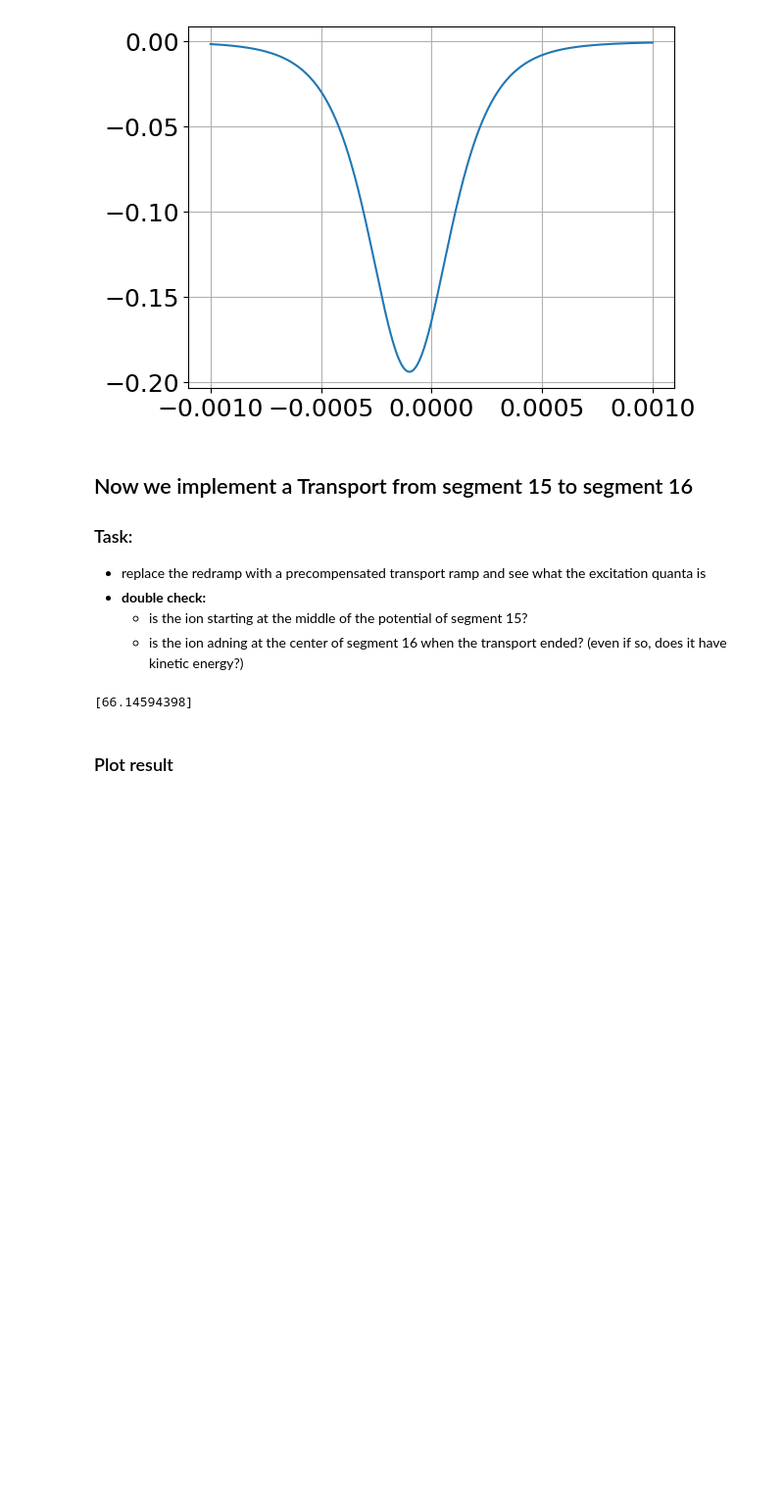
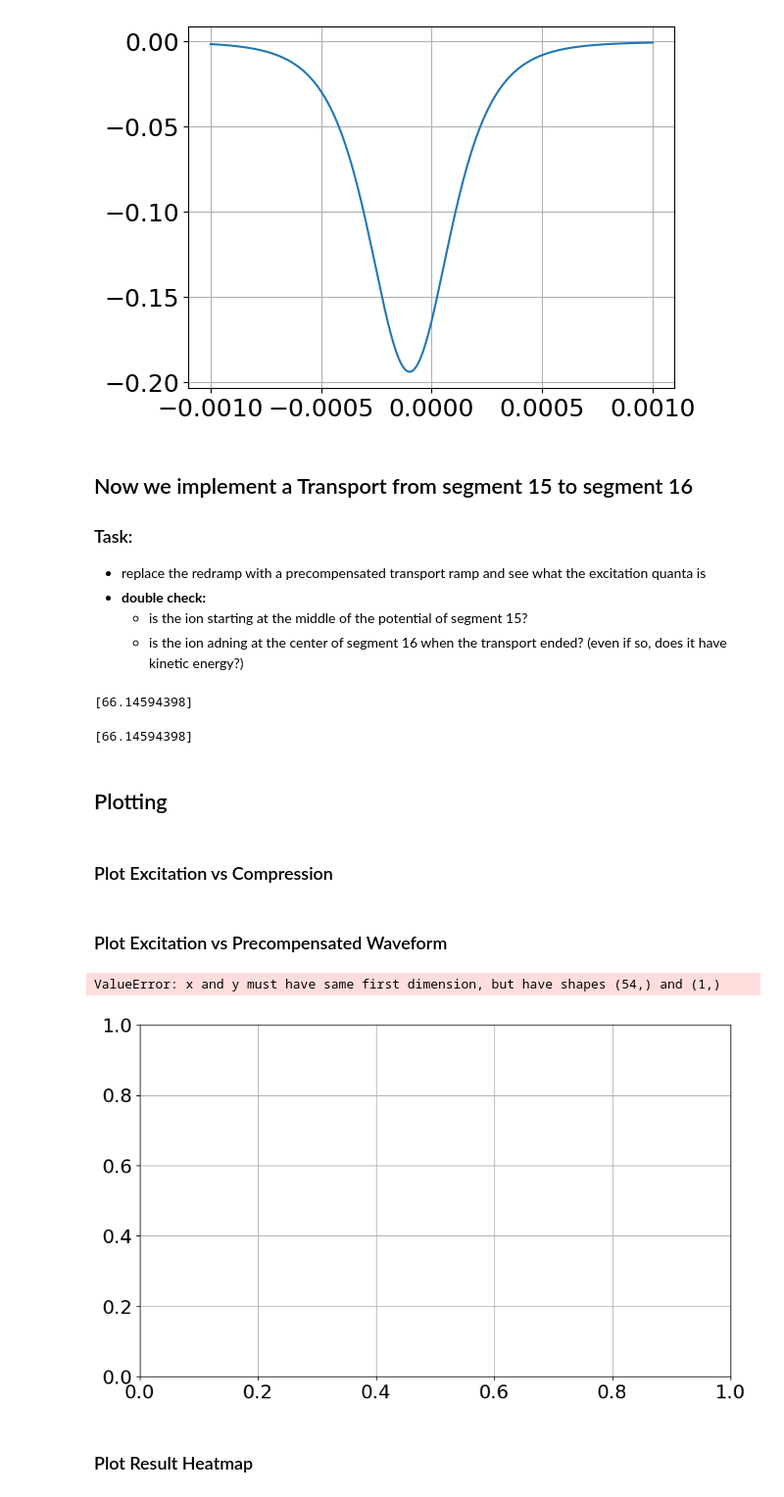
Before and after one commit to OnekaSingh/QC-Filter-Precompensation, a Jupyter notebook: Oneka/reworked_spline_implementation.ipynb, the cells around one changed output. Shown at 98% size. Drawn from its saved outputs; the diff is of its cells as text; code cells hidden in the pictures; blank space fills up the shorter version.

```diff
--- a/Oneka/reworked_spline_implementation.ipynb
+++ b/Oneka/reworked_spline_implementation.ipynb
@@ -210,6 +208,30 @@ hbar_omega = hbar_omega / 1.602176634e-19
   - is the ion starting at the middle of the potential of segment 15?
   - is the ion adning at the center of segment 16 when the transport ended?
     (even if so, does it have kinetic energy?)
+# %%
+result = []
+redramp = np.load('redramp.npy')
+
+transport = np.zeros((17, 54), dtype=np.float64)
+transport[[0, 15, 16], :54] = redramp[:, :54]
+
+redtrap = red_system(trap)
+redtrap.setIons(np.array([[[-300.0e-6],[0],[0]],], dtype=np.float64))
+
+t, p = redtrap.propagate(transport, transport[0, -1], 5e-9)
+
+volt = redtrap.getPot(p[-1, :, 0, 0], -1)
+volt0 = redtrap.getPot(p[0, :, 0, 0], 0)
+
+c = 299792458
+massunit = 931.49410242e6/c**2
+mCa40 = 39.962590866 * massunit
+
+energy = volt-volt0 + 0.5 * mCa40 * p[-1, 0, 1, 0]**2
+
+print(energy / hbar_omega)
+# %% [output]
+[66.14594398]
 # %%
 result = []
 redramp = np.load('redramp.npy')
@@ -260,8 +286,30 @@ energy = volt-volt0 + 0.5 * mCa40 * p[-1, 0, 1, 0]**2
 print(energy / hbar_omega)
 # %% [output]
 [66.14594398]
+# %% [markdown]
+## Plotting
+# %% [markdown]
+### Plot Excitation vs Compression
+# %% [markdown]
+### Plot Excitation vs Precompensated Waveform
+# %%
+# for segment 15:
+precomp_waveform = transport[15, :]  # choose the row representing your waveform
+excitation = energy / hbar_omega
+
+# Plot
+plt.figure(figsize=(10, 6))
+plt.plot(precomp_waveform, excitation, marker='o', linestyle='-')
+plt.title("Ion Excitation vs Precompensated Waveform")
+plt.xlabel("Precompensated Waveform Voltage [V]")  # adjust units if needed
+plt.ylabel("Excitation [ħω]")
+plt.grid(True)
+plt.show()
+# %% [output]
+ValueError: x and y must have same first dimension, but have shapes (54,) and (1,)
+[figure, added]
 # %% [markdown]
-### Plot result <a id="restheory"></a>
+### Plot Result Heatmap <a id="restheory"></a>
 # %%
 r = np.array(result)
 fig, ax = plt.subplots(figsize=(12,8))
```
Also changed, not shown: parts of 3 cells of this notebook, 3 other files.
